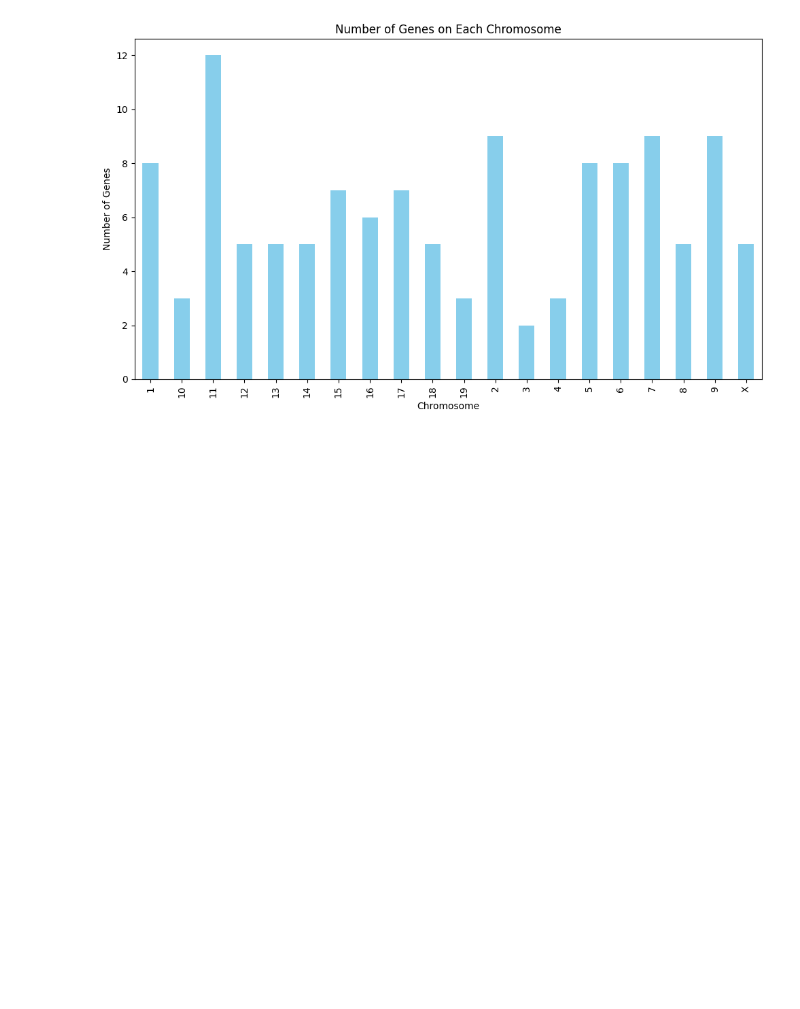
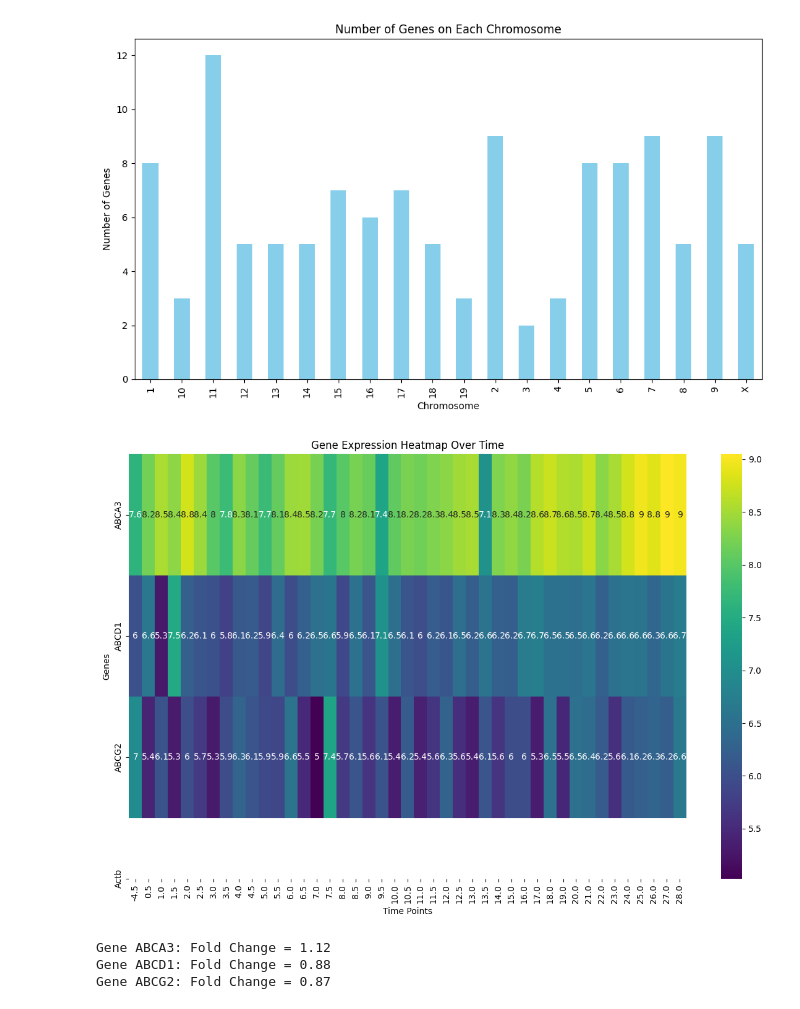
Before and after one commit to beyzoskaya/timeSeries_HiC, a Jupyter notebook: temporal gene/csv convert.ipynb, the cells around one changed output. Drawn from its saved outputs; the diff is of its cells as text; code cells hidden in the pictures; blank space fills up the shorter version.

Commit message:
gene expression heatmap and fold values

```diff
--- a/temporal gene/csv convert.ipynb
+++ b/temporal gene/csv convert.ipynb
@@ -286,3 +286,42 @@ plt.tight_layout()
 plt.show()
 # %% [output]
 [figure]
+# %%
+import seaborn as sns
+
+genes_of_interest = ['ABCA3', 'ABCD1', 'ABCG2', 'Actb']
+
+expression_values = df[df['Gene'].isin(genes_of_interest)][time_points_columns]
+
+plt.figure(figsize=(12, 8))
+sns.heatmap(expression_values, annot=True, cmap='viridis', xticklabels=time_points_columns, yticklabels=genes_of_interest)
+plt.title("Gene Expression Heatmap Over Time")
+plt.xlabel("Time Points")
+plt.ylabel("Genes")
+plt.tight_layout()
+plt.show()
+# %% [output]
+[figure, added]
+# %%
+fold_changes = {}
+
+for gene in genes_to_plot:
+    gene_data = df[df['Gene'] == gene]
+
+    expression_1 = gene_data['-4.5'].values[0]
+    expression_2 = gene_data['1.0'].values[0]
+
+    fold_change = expression_2 / expression_1
+    fold_changes[gene] = fold_change
+
+for gene, fold_change in fold_changes.items():
+    print(f"Gene {gene}: Fold Change = {fold_change:.2f}")
+
+"""
+Based on output values, Gene ABCA3 is upregulated (increased expression) at the later time point (fold > 1)
+ABCD1 and ABCG2 suggests downregulation (decreased expression). (fold < 1)
+"""
+# %% [output]
+Gene ABCA3: Fold Change = 1.12
+Gene ABCD1: Fold Change = 0.88
+Gene ABCG2: Fold Change = 0.87
```
